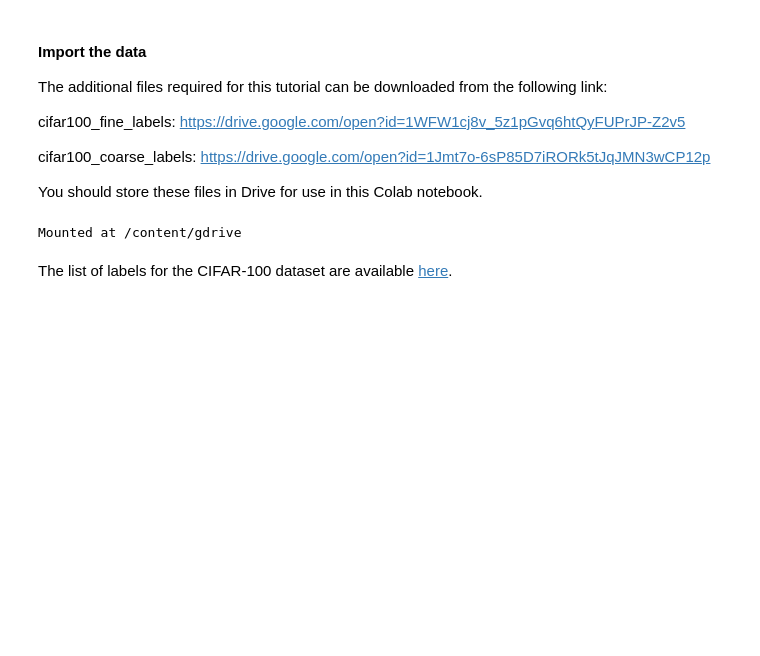
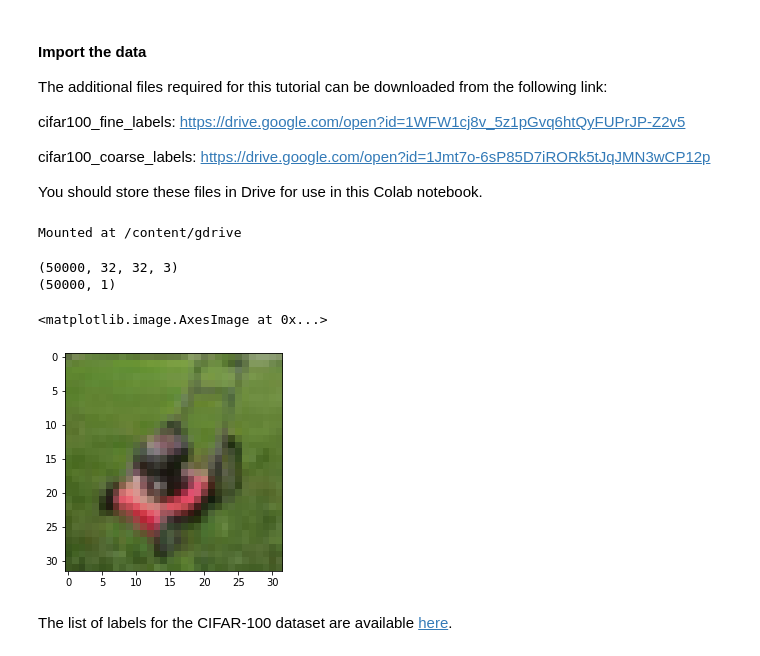
Before and after one commit to Arush0113/ArushTensorflowRepo, a Jupyter notebook: Customising your models with Tensorflow 2/Coding_Tutorials_week2.ipynb, the cells around one changed output. Saved outputs shown, nothing was run; the diff lists cells and outputs as text; code cells hidden in the pictures; blank space fills up the shorter version.

```diff
--- a/Customising your models with Tensorflow 2/Coding_Tutorials_week2.ipynb
+++ b/Customising your models with Tensorflow 2/Coding_Tutorials_week2.ipynb
@@ -56,8 +56,19 @@ drive.mount('/content/gdrive')
 Mounted at /content/gdrive
 # %%
 # Examine the shape of the data.
+
+print(train_images.shape)
+print(train_labels.shape)
+# %% [output]
+(50000, 32, 32, 3)
+(50000, 1)
 # %%
 # Examine one of the images and its corresponding label
+
+plt.imshow(train_images[500])
+# %% [output]
+<matplotlib.image.AxesImage at 0x...>
+[figure, added]
 # %%
 # Load the list of labels from a JSON file
 
```
Also changed, not shown: parts of 12 cells of this notebook.
